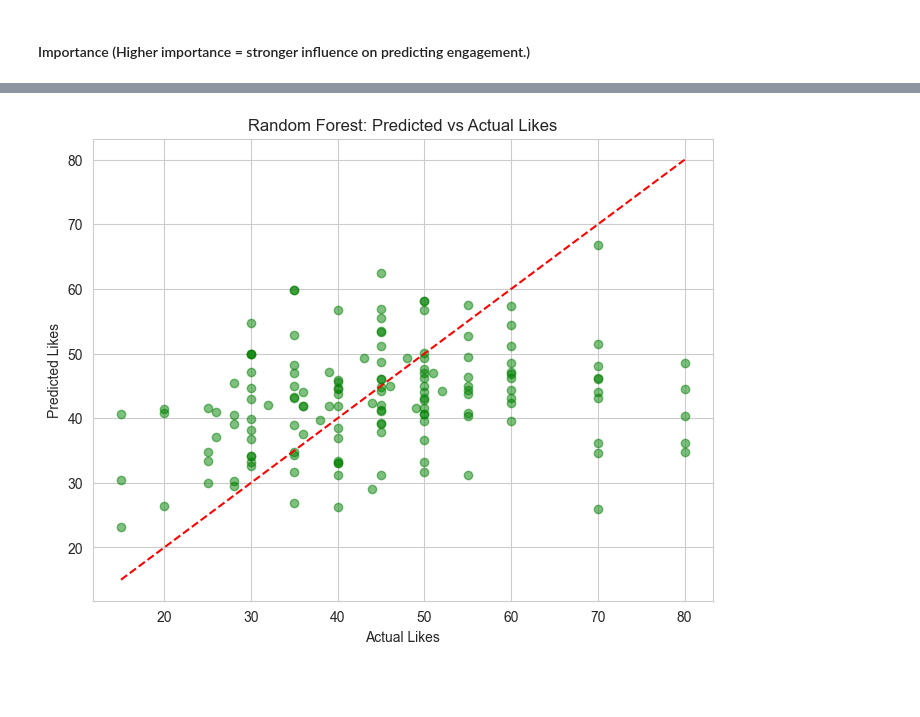
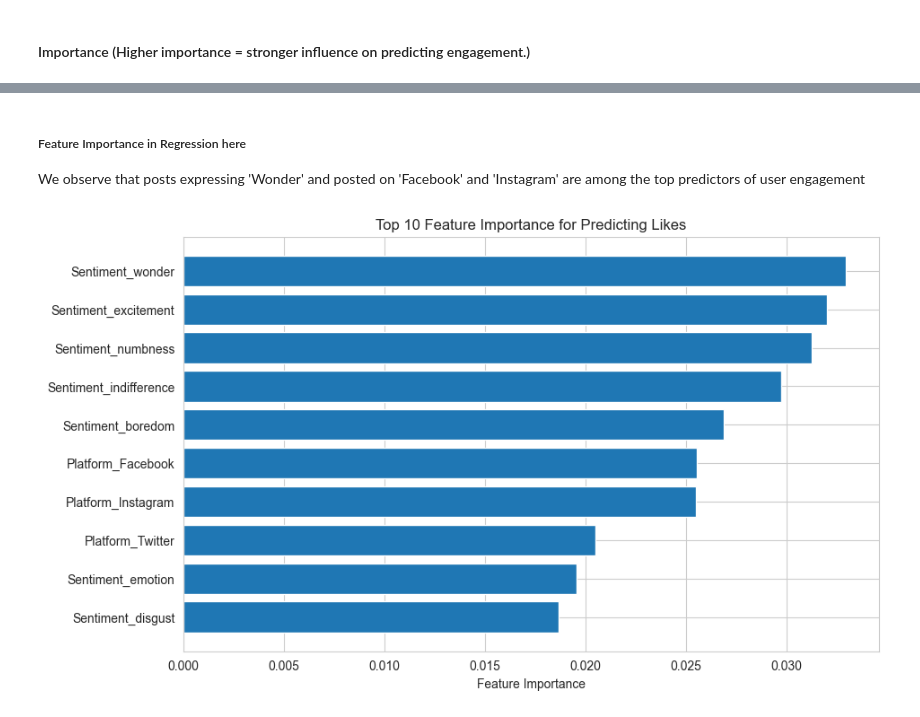
Before and after one commit to samridhsri/social-media-sentiment-analysis, a Jupyter notebook: notebook.ipynb, the cells around one changed output, grey strips where cells are left out. Drawn from its saved outputs; the diff is of its cells as text; code cells hidden in the pictures; blank space fills up the shorter version.

```diff
--- a/notebook.ipynb
+++ b/notebook.ipynb
@@ -610,13 +603,21 @@ plt.show()
-# %%
-### Random Forest Regressor Scatter Plot
-
-plt.figure(figsize=(8,6))
-plt.scatter(y_test, y_pred_rfr, alpha=0.5, color='green')
-plt.plot([y_test.min(), y_test.max()], [y_test.min(), y_test.max()], 'r--')
-plt.xlabel('Actual Likes')
-plt.ylabel('Predicted Likes')
-plt.title('Random Forest: Predicted vs Actual Likes')
-plt.grid(True)
-plt.show()
-# %% [output]
-[figure, removed]
+# %% [markdown]
+##### Feature Importance in Regression here
+
+We observe that posts expressing 'Wonder' and posted on 'Facebook' and 'Instagram' are among the top predictors of user engagement
+# %%
+# Feature Importance
+importances = model.feature_importances_
+feature_names = X.columns
+
+# Sort feature importances
+sorted_idx = np.argsort(importances)[-10:]  # <-- Only Top 10 important features
+
+plt.figure(figsize=(10,6))
+plt.barh(range(len(sorted_idx)), importances[sorted_idx], align='center')
+plt.yticks(range(len(sorted_idx)), [feature_names[i] for i in sorted_idx])
+plt.xlabel('Feature Importance')
+plt.title('Top 10 Feature Importance for Predicting Likes')
+plt.grid(True)
+plt.show()
+# %% [output]
+[figure, added]
```
Also changed, not shown: parts of 19 cells of this notebook.
